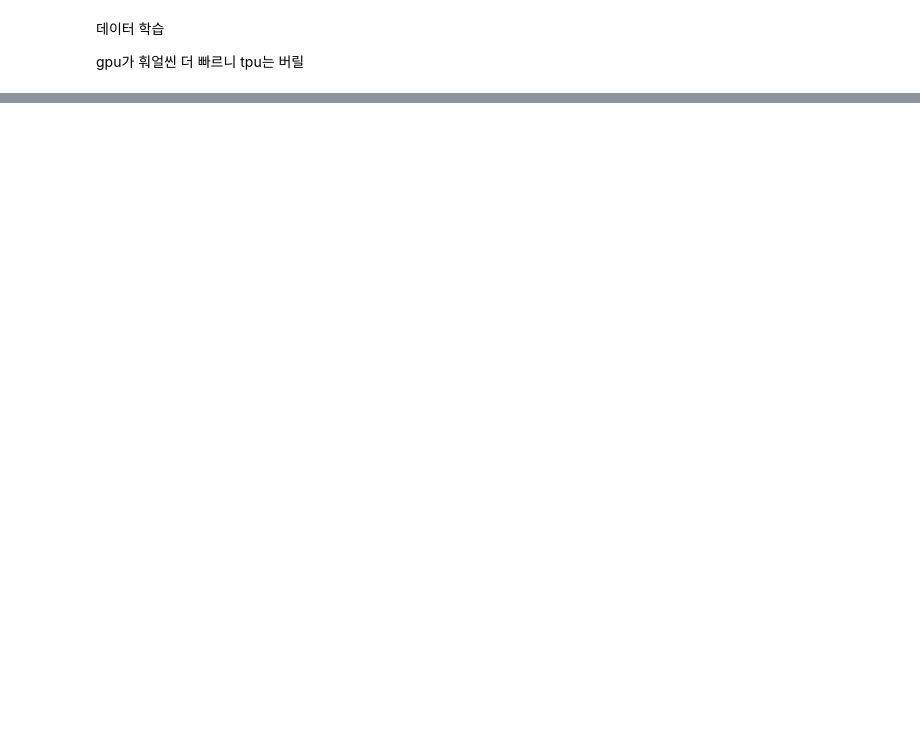
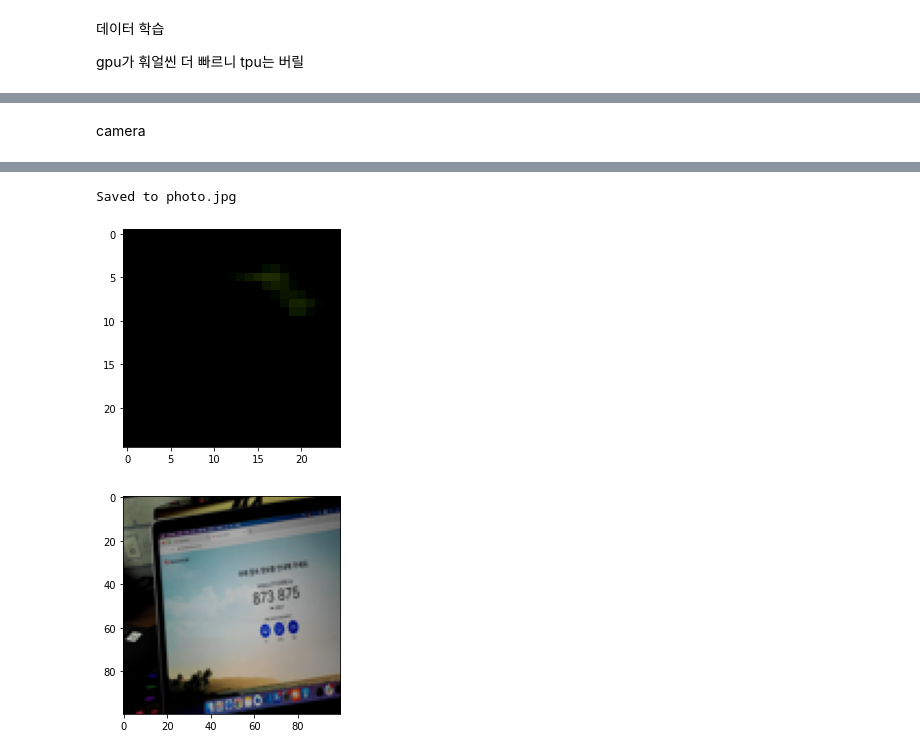
Before and after one commit to hslee1539/rc-ai, a Jupyter notebook: rc_ai.ipynb, the cells around one changed output, grey strips where cells are left out. Cells and saved outputs as stored; diff of their text form; code cells hidden in the pictures; blank space fills up the shorter version.

```diff
--- a/rc_ai.ipynb
+++ b/rc_ai.ipynb
@@ -70,7 +81,7 @@ gpu가 훠얼씬 더 빠르니 tpu는 버릴
 # %%
 pre_trained_y = net.predict(x_test, 300)
 
-net.fit(x_train, y_train, epochs=15, batch_size=300, validation_data=(x_eval, y_eval))
+net.fit(x_train, y_train, epochs=45, batch_size=100, validation_data=(x_eval, y_eval))
 
 trained_y = net.predict(x_test, 300)
 
@@ -134,3 +134,5 @@ def do_threshold(x):
     return 0.0
 
 do_threshold = np.vectorize(do_threshold)
+# %% [markdown]
+camera
@@ -136,0 +182,21 @@ do_threshold = np.vectorize(do_threshold)
+# %%
+from IPython.display import Image
+import matplotlib.pyplot as plt
+import PIL.Image as pilimg
+
+try:
+  filename = take_photo()
+  print('Saved to {}'.format(filename))
+  img = pilimg.open(filename).resize((100, 100))
+  nd_img = np.array(img) / 255
+  result = net.predict(nd_img.reshape(1,100,100,3))
+  plt.imshow(np.insert(result, 2, 0, -1)[0])
+  plt.show()
+  plt.imshow(img)
+  plt.show()
+
+except Exception as err:
+  # Errors will be thrown if the user does not have a webcam or if they do not
+  # grant the page permission to access it.
+  print(str(err))
+# %% [output]
@@ -136,0 +204,3 @@ do_threshold = np.vectorize(do_threshold)
+Saved to photo.jpg
+[figure, added]
+[figure, added]
```
Also changed, not shown: parts of 7 cells of this notebook.
